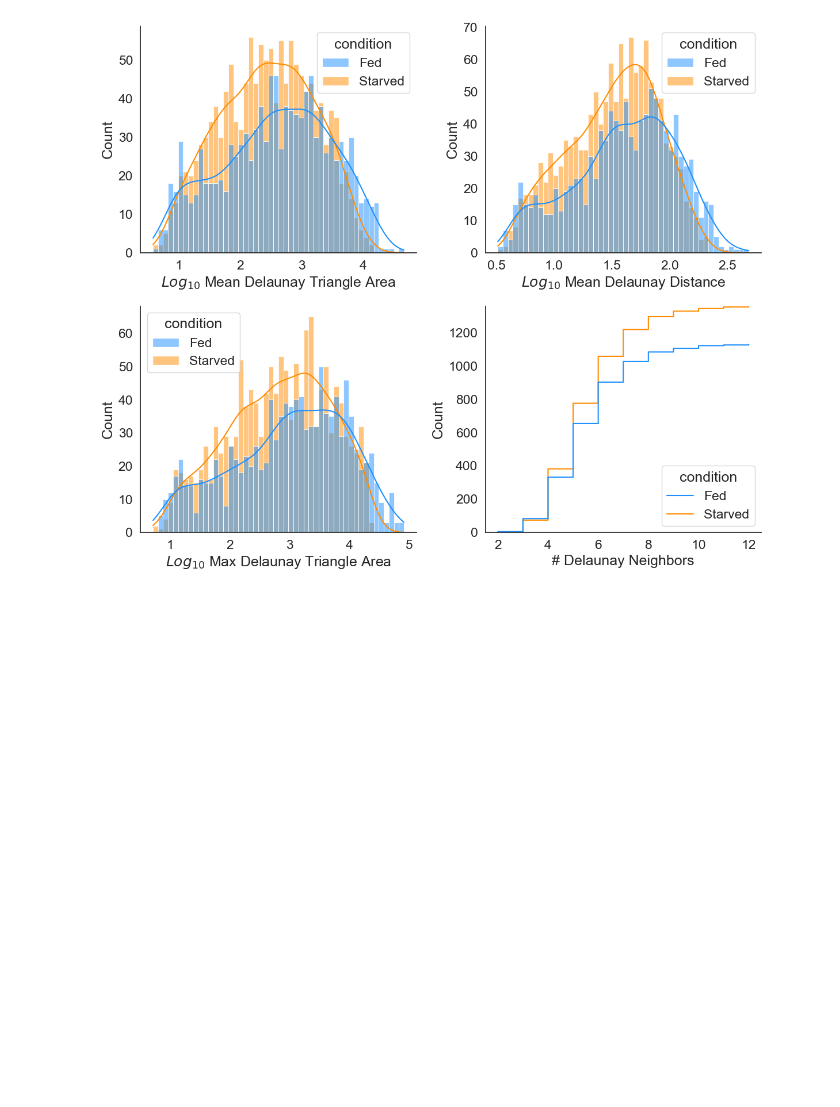
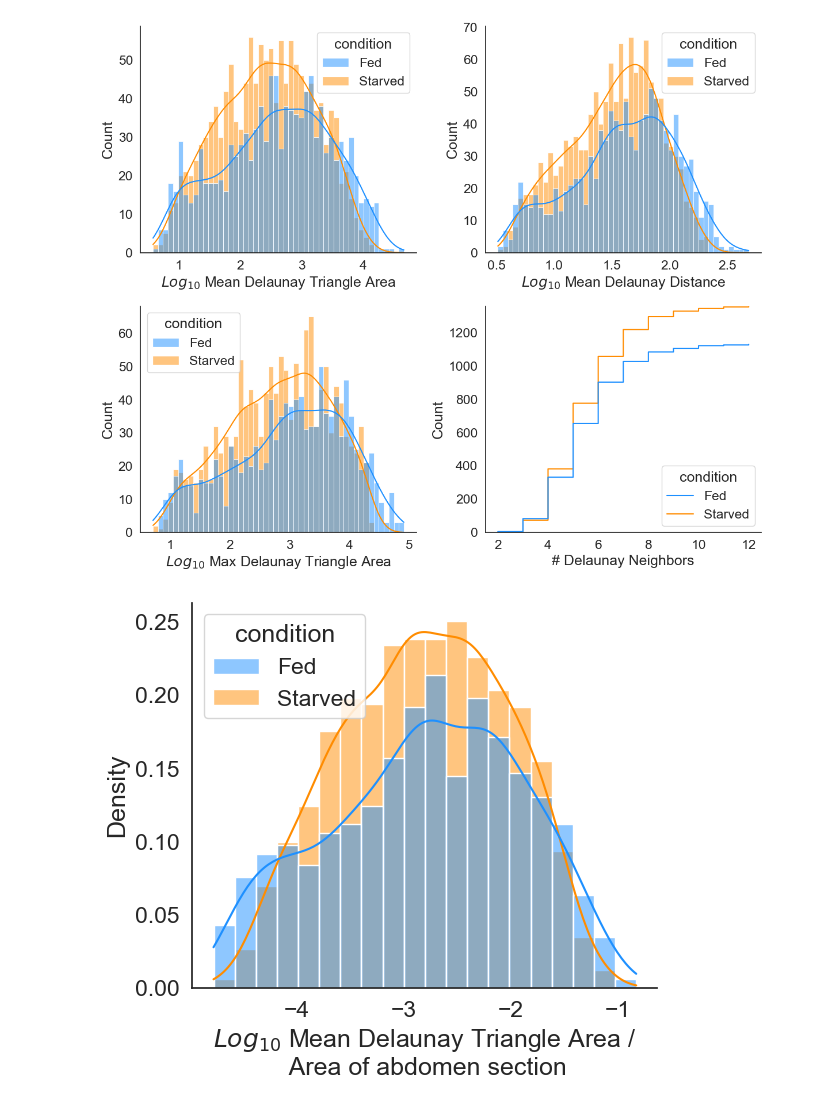
Before and after one commit to McCallLabBU/hemocyte_recruitment_image_quantification, a Jupyter notebook: code/exploratory_analysis_midsections.ipynb, the cells around one changed output. Cells and saved outputs as stored; diff of their text form; code cells hidden in the pictures; blank space fills up the shorter version.

```diff
--- a/code/exploratory_analysis_midsections.ipynb
+++ b/code/exploratory_analysis_midsections.ipynb
@@ -481,3 +535,24 @@ fig.tight_layout()
 fig.savefig(outputs.joinpath("delaunay_triangulation.png"))
 # %% [output]
 [figure]
+# %%
+def get_delauney_areaprop(mean_tri_area, image_ID, adbomen_measurements):
+    abdomen_area = adbomen_measurements.loc[adbomen_measurements['Image']==image_ID]['Area µm^2']
+    mean_area_prop = np.log10(mean_tri_area/abdomen_area.iloc[0])
+
+    return(mean_area_prop)
+
+
+delauney_metrics['Delaunay_Mean_TriArea_Normed'] = delauney_metrics.apply(lambda row:
+                                                                            get_delauney_areaprop(row['Delaunay: Mean triangle area'],
+                                                                                                         row['Image'],
+                                                                                                         abdomen_coordinates),
+                                                                                                         axis=1)
+
+fig, ax = plt.subplots(figsize=(6,5))
+sns.histplot(data=delauney_metrics, x='Delaunay_Mean_TriArea_Normed', hue='condition', palette=color_scheme, stat='density', kde=True, ax=ax, bins=20)
+ax.set_xlabel("$Log_{10}$ Mean Delaunay Triangle Area / \n Area of abdomen section")
+sns.despine(right=True)
+sns.move_legend(ax,"upper left")
+# %% [output]
+[figure, added]
```
Also changed, not shown: parts of 5 cells of this notebook, 3 other files.
